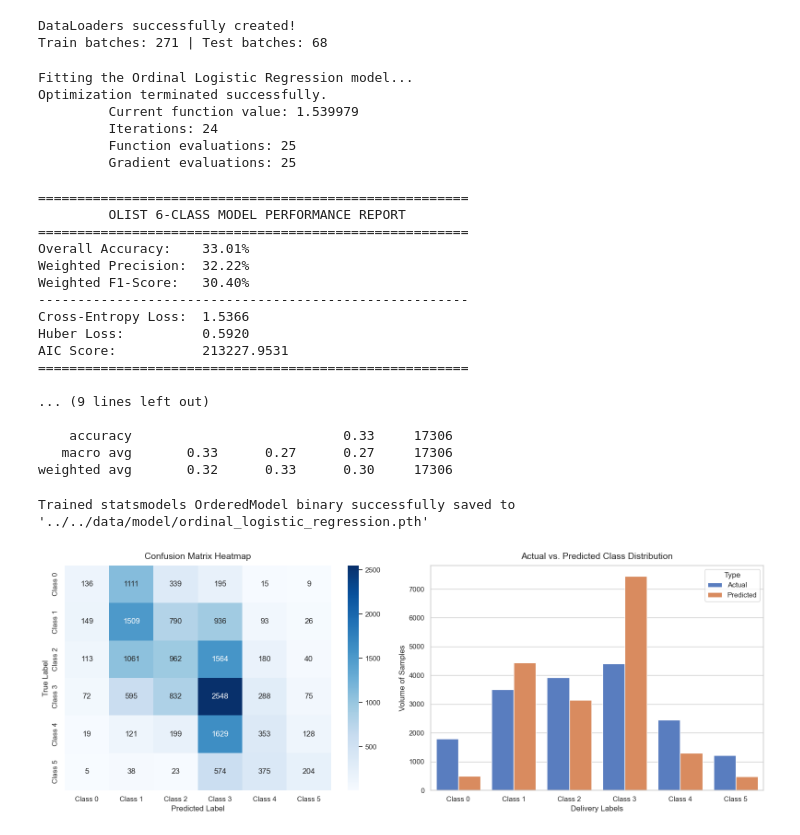
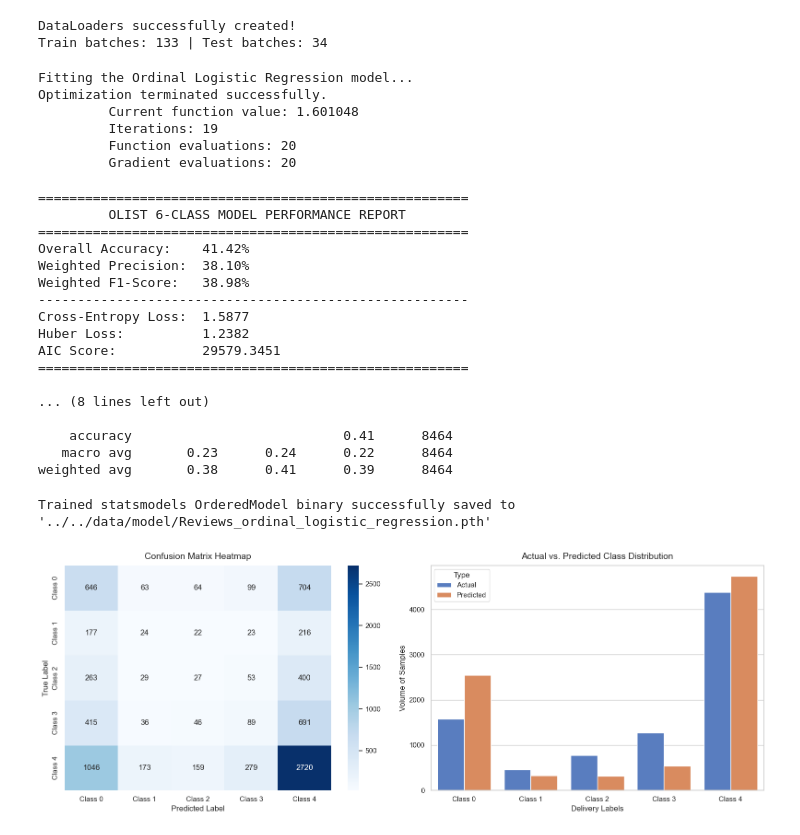
Before and after one commit to Labib1610/Olist_analysis, a Jupyter notebook: notebooks/Reviews/OLR.ipynb, the cells around one changed output. Cells and saved outputs as stored; diff of their text form; code cells hidden in the pictures.

Commit message:
created the reviews model

```diff
--- a/notebooks/Reviews/OLR.ipynb
+++ b/notebooks/Reviews/OLR.ipynb
@@ -10,10 +11,10 @@ from torch.utils.data import DataLoader, TensorDataset
 from statsmodels.miscmodels.ordinal_model import OrderedModel
 import joblib
 # %%
-df = pd.read_csv('../../data/interim/olist_ml_processed_dataset.csv')
+df = pd.read_csv('../../data/interim/olist_ml_processed_review_dataset.csv')
 
-X_raw = df.drop(columns=['actual_delivery_days', 'delivery_status', 'delivery_label']).values
-y_raw = df['delivery_label'].values
+X_raw = df.drop(columns=['review_score']).values
+y_raw = df['review_score'].values - 1
 
 X_train, X_test, y_train, y_test = train_test_split(
     X_raw, y_raw, test_size=0.2, random_state=42, stratify=y_raw
@@ -51,20 +52,23 @@ print(f"DataLoaders successfully created!")
 print(f"Train batches: {len(train_loader)} | Test batches: {len(test_loader)}")
 # %% [output]
 DataLoaders successfully created!
-Train batches: 271 | Test batches: 68
+Train batches: 133 | Test batches: 34
 # %%
-model = OrderedModel(y_train, X_train, distr='logit')
+rus = RandomUnderSampler(random_state=42)
+X_train_balanced, y_train_balanced = rus.fit_resample(X_train, y_train)
+
+model = OrderedModel(y_train_balanced, X_train_balanced, distr='logit')
 
 print("Fitting the Ordinal Logistic Regression model...")
 
-res = model.fit(maxiter=100, method='bfgs', disp=True)
+res = model.fit(maxiter=300, method='bfgs', disp=True)
 # %% [output]
 Fitting the Ordinal Logistic Regression model...
 Optimization terminated successfully.
-         Current function value: 1.539979
-         Iterations: 24
-         Function evaluations: 25
-         Gradient evaluations: 25
+         Current function value: 1.601048
+         Iterations: 19
+         Function evaluations: 20
+         Gradient evaluations: 20
 # %%
 predicted_probs = res.model.predict(res.params, exog=X_test)
 predicted_classes = np.argmax(predicted_probs, axis=1)
@@ -76,7 +80,7 @@ f1 = f1_score(y_test, predicted_classes, average='weighted', zero_division=0)
 
 # --- Integrated Loss Tracking ---
 # 1. Cross-Entropy Loss (Log-Loss) evaluated from predicted probabilities
-test_cross_entropy = log_loss(y_test, predicted_probs, labels=np.arange(6))
+test_cross_entropy = log_loss(y_test, predicted_probs, labels=np.arange(5))
 
 # 2. Inline Huber Loss Calculation (delta = 1.0) evaluated from class distances
 delta = 1.0
@@ -89,7 +93,7 @@ huber_loss = np.mean(
 
 # --- Print Text Report ---
 print("\n" + "="*55)
-print("         OLIST 6-CLASS MODEL PERFORMANCE REPORT         ")
+print("         OLIST 5-CLASS MODEL PERFORMANCE REPORT         ")
 print("="*55)
 print(f"Overall Accuracy:    {accuracy * 100:.2f}%")
 print(f"Weighted Precision:  {precision * 100:.2f}%")
@@ -100,32 +104,32 @@ print(f"Huber Loss:          {huber_loss:.4f}")
 print(f"AIC Score:           {res.aic:.4f}")
 print("="*55)
 
-print("\nDetailed Performance Breakdown Across All 6 Classes:")
+print("\nDetailed Performance Breakdown Across All 5 Classes:")
 print(classification_report(y_test, predicted_classes, zero_division=0))
 # %% [output]
 =======================================================
          OLIST 6-CLASS MODEL PERFORMANCE REPORT
 =======================================================
-Overall Accuracy:    33.01%
-Weighted Precision:  32.22%
-Weighted F1-Score:   30.40%
+Overall Accuracy:    41.42%
+Weighted Precision:  38.10%
+Weighted F1-Score:   38.98%
 -------------------------------------------------------
-Cross-Entropy Loss:  1.5366
-Huber Loss:          0.5920
-AIC Score:           213227.9531
+Cross-Entropy Loss:  1.5877
+Huber Loss:          1.2382
+AIC Score:           29579.3451
 =======================================================
 
-... (9 lines left out)
+... (8 lines left out)
 
-    accuracy                           0.33     17306
-   macro avg       0.33      0.27      0.27     17306
-weighted avg       0.32      0.33      0.30     17306
+    accuracy                           0.41      8464
+   macro avg       0.23      0.24      0.22      8464
+weighted avg       0.38      0.41      0.39      8464
 # %%
-model_save_path = '../../data/model/ordinal_logistic_regression.pth'
+model_save_path = '../../data/model/Reviews_ordinal_logistic_regression.pth'
 joblib.dump(res, model_save_path)
 print(f"\nTrained statsmodels OrderedModel binary successfully saved to '{model_save_path}'")
 # %% [output]
-Trained statsmodels OrderedModel binary successfully saved to '../../data/model/ordinal_logistic_regression.pth'
+Trained statsmodels OrderedModel binary successfully saved to '../../data/model/Reviews_ordinal_logistic_regression.pth'
 # %%
 sns.set_theme(style="whitegrid")
 fig, axes = plt.subplots(1, 2, figsize=(16, 6))
@@ -134,37 +138,37 @@ fig, axes = plt.subplots(1, 2, figsize=(16, 6))
 cm = confusion_matrix(y_test, predicted_classes)
 sns.heatmap(
     cm,
     annot=True,
     fmt='d',
     cmap='Blues',
     ax=axes[0],
-    xticklabels=[f'Class {i}' for i in range(6)],
-    yticklabels=[f'Class {i}' for i in range(6)]
+    xticklabels=[f'Class {i}' for i in range(5)],
+    yticklabels=[f'Class {i}' for i in range(5)]
 )
 axes[0].set_title('Confusion Matrix Heatmap', fontsize=14, pad=10)
 axes[0].set_xlabel('Predicted Label', fontsize=12)
 axes[0].set_ylabel('True Label', fontsize=12)
 
 # Plot B: Actual vs Predicted Class Distribution Comparison
 unique, counts_actual = np.unique(y_test, return_counts=True)
 unique_pred, counts_pred = np.unique(predicted_classes, return_counts=True)
 
-# Ensure all 6 classes are mapped even if 0 predictions occurred for a minority class
+# Ensure all 5 classes are mapped even if 0 predictions occurred for a minority class
 dict_actual = dict(zip(unique, counts_actual))
 dict_pred = dict(zip(unique_pred, counts_pred))
 data_dist = {
-    'Class': [f'Class {i}' for i in range(6)] * 2,
-    'Count': [dict_actual.get(i, 0) for i in range(6)] + [dict_pred.get(i, 0) for i in range(6)],
-    'Type': ['Actual'] * 6 + ['Predicted'] * 6
+    'Class': [f'Class {i}' for i in range(5)] * 2,
+    'Count': [dict_actual.get(i, 0) for i in range(5)] + [dict_pred.get(i, 0) for i in range(5)],
+    'Type': ['Actual'] * 5 + ['Predicted'] * 5
 }
 df_dist = pd.DataFrame(data_dist)
 
 sns.barplot(x='Class', y='Count', hue='Type', data=df_dist, palette='muted', ax=axes[1])
 axes[1].set_title('Actual vs. Predicted Class Distribution', fontsize=14, pad=10)
 axes[1].set_xlabel('Delivery Labels', fontsize=12)
 axes[1].set_ylabel('Volume of Samples', fontsize=12)
 
 plt.tight_layout()
 plt.show()
 # %% [output]
-[figure, old version]
+[figure, new version]
```
Also changed, not shown: parts of 1 cell of this notebook, 3 other files.
